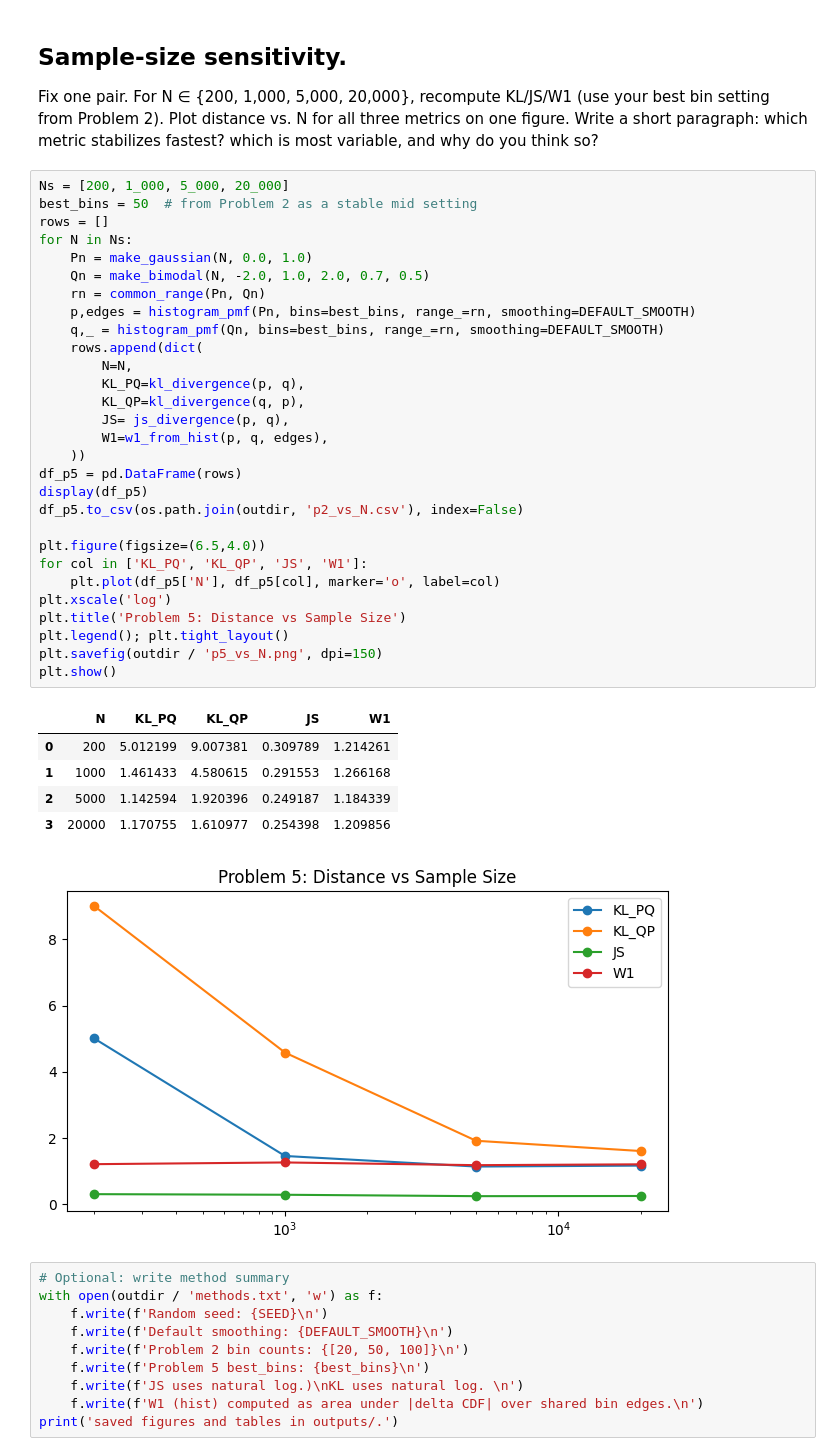
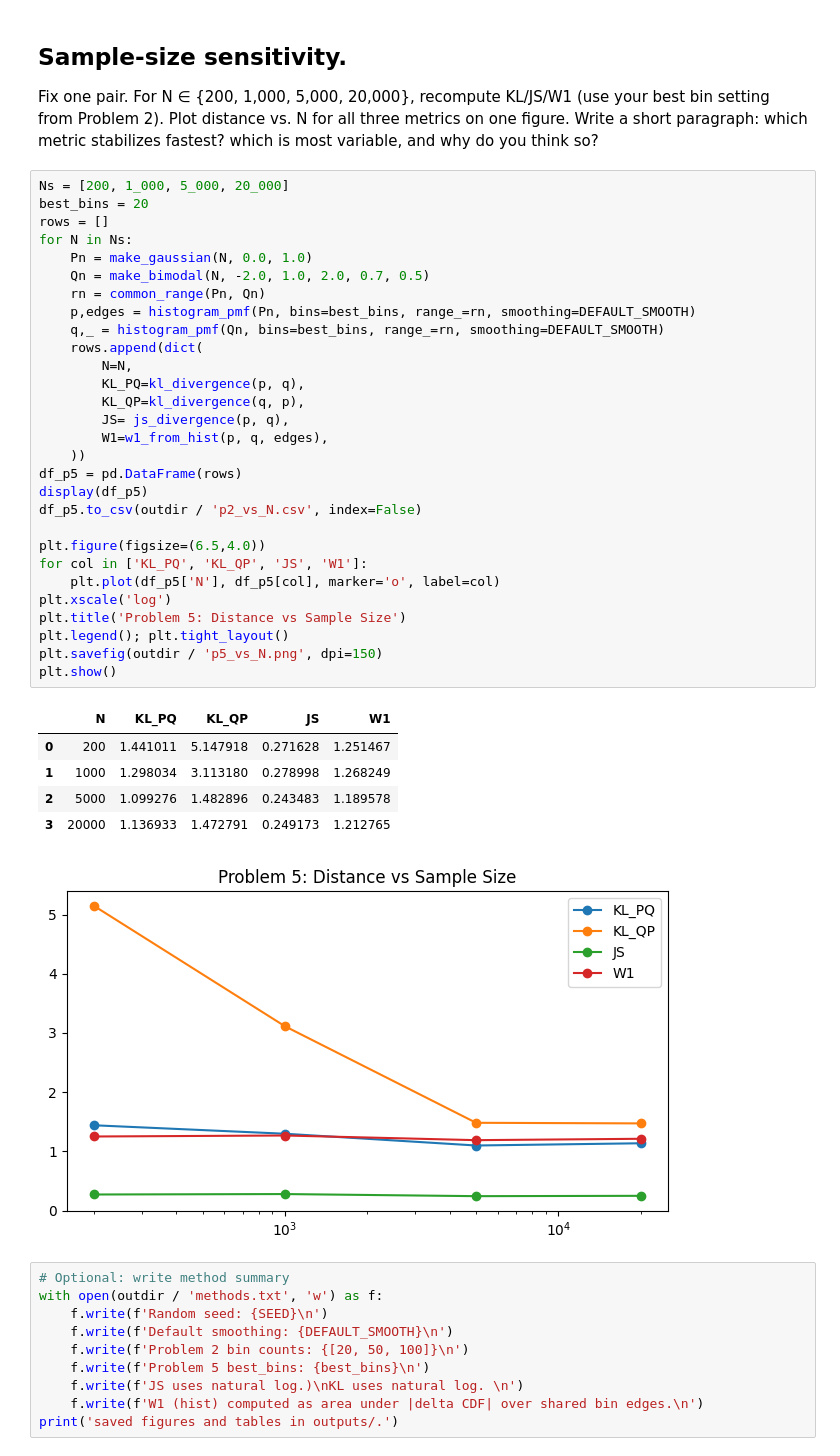
Before and after one commit to amnessa/MMI_714_generative_models, a Jupyter notebook: homeworks/homework1/Cagdas_Guven_Homework1.ipynb, the cells around one changed output. Cells and saved outputs as stored; diff of their text form.

```diff
--- a/homeworks/homework1/Cagdas_Guven_Homework1.ipynb
+++ b/homeworks/homework1/Cagdas_Guven_Homework1.ipynb
@@ -254,40 +254,40 @@ all three metrics on one figure. Write a short paragraph: which metric stabilize
 which is most variable, and why do you think so?
 # %%
 Ns = [200, 1_000, 5_000, 20_000]
-best_bins = 50  # from Problem 2 as a stable mid setting
+best_bins = 20
 rows = []
 for N in Ns:
     Pn = make_gaussian(N, 0.0, 1.0)
     Qn = make_bimodal(N, -2.0, 1.0, 2.0, 0.7, 0.5)
     rn = common_range(Pn, Qn)
     p,edges = histogram_pmf(Pn, bins=best_bins, range_=rn, smoothing=DEFAULT_SMOOTH)
     q,_ = histogram_pmf(Qn, bins=best_bins, range_=rn, smoothing=DEFAULT_SMOOTH)
     rows.append(dict(
         N=N,
         KL_PQ=kl_divergence(p, q),
         KL_QP=kl_divergence(q, p),
         JS= js_divergence(p, q),
         W1=w1_from_hist(p, q, edges),
     ))
 df_p5 = pd.DataFrame(rows)
 display(df_p5)
-df_p5.to_csv(os.path.join(outdir, 'p2_vs_N.csv'), index=False)
+df_p5.to_csv(outdir / 'p2_vs_N.csv', index=False)
 
 plt.figure(figsize=(6.5,4.0))
 for col in ['KL_PQ', 'KL_QP', 'JS', 'W1']:
     plt.plot(df_p5['N'], df_p5[col], marker='o', label=col)
 plt.xscale('log')
 plt.title('Problem 5: Distance vs Sample Size')
 plt.legend(); plt.tight_layout()
 plt.savefig(outdir / 'p5_vs_N.png', dpi=150)
 plt.show()
 # %% [output]
 |  | N | KL_PQ | KL_QP | JS | W1 |
-| 0 | 200 | 5.012199 | 9.007381 | 0.309789 | 1.214261 |
-| 1 | 1000 | 1.461433 | 4.580615 | 0.291553 | 1.266168 |
-| 2 | 5000 | 1.142594 | 1.920396 | 0.249187 | 1.184339 |
-| 3 | 20000 | 1.170755 | 1.610977 | 0.254398 | 1.209856 |
+| 0 | 200 | 1.441011 | 5.147918 | 0.271628 | 1.251467 |
+| 1 | 1000 | 1.298034 | 3.113180 | 0.278998 | 1.268249 |
+| 2 | 5000 | 1.099276 | 1.482896 | 0.243483 | 1.189578 |
+| 3 | 20000 | 1.136933 | 1.472791 | 0.249173 | 1.212765 |
-[figure, old version]
+[figure, new version]
 # %%
 # Optional: write method summary
 with open(outdir / 'methods.txt', 'w') as f:
```
Also changed, not shown: parts of 2 cells of this notebook, 4 other files.
